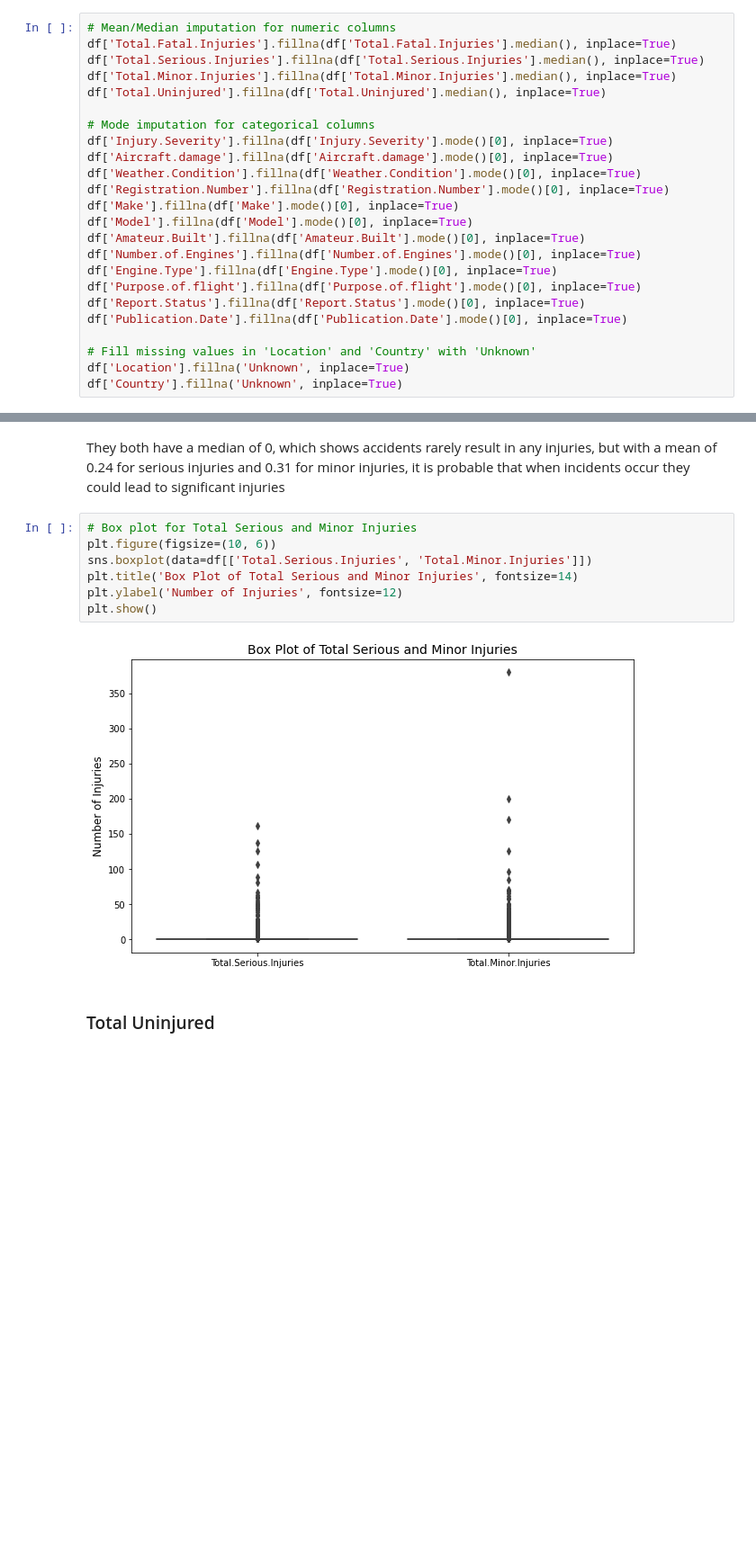
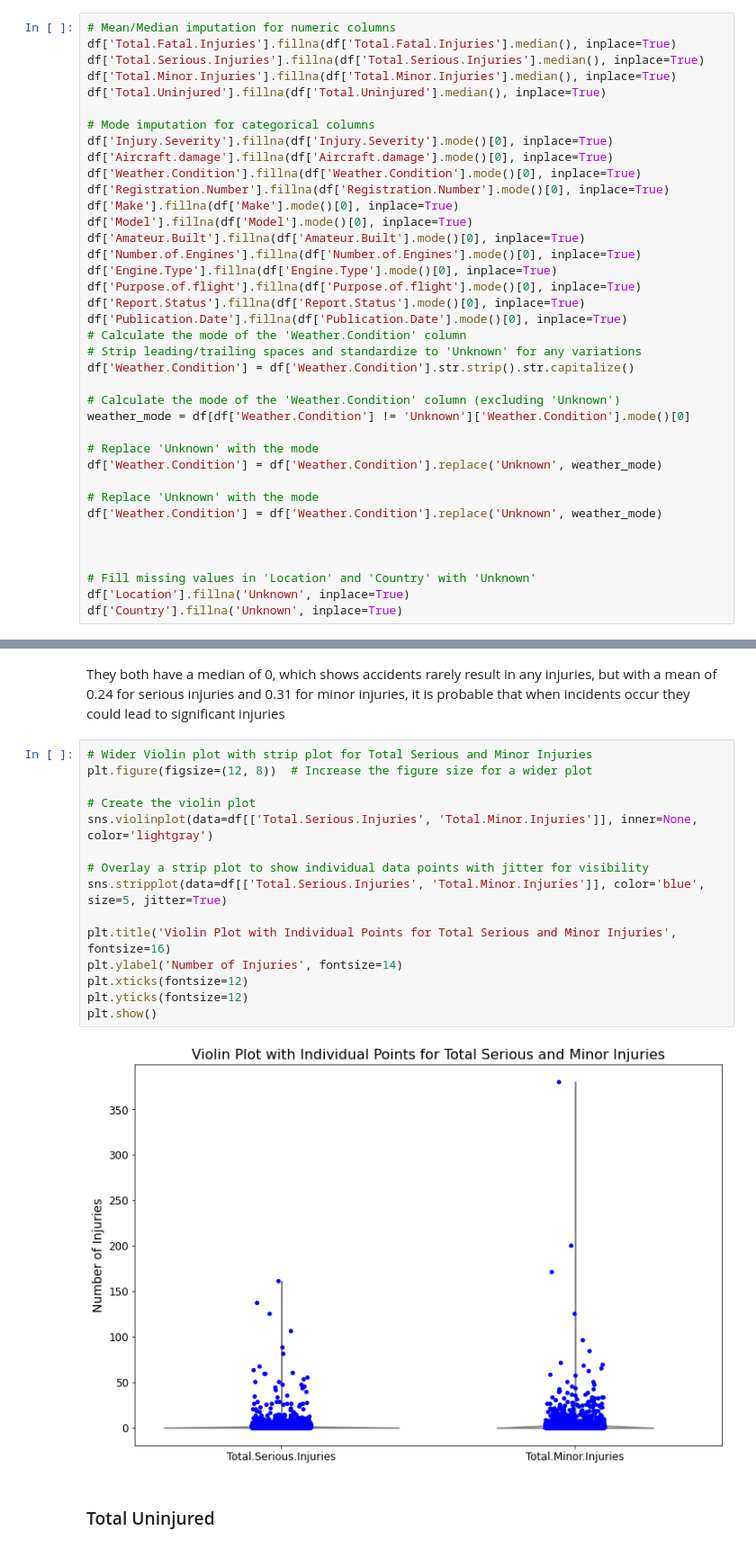
Before and after one commit to ShemDennis/phase_1_project, a Jupyter notebook: project.ipynb, the cells around one changed output, grey strips where cells are left out. Shown at 90% size. Cells and saved outputs as stored; diff of their text form; blank space fills up the shorter version.

```diff
--- a/project.ipynb
+++ b/project.ipynb
@@ -191,6 +191,20 @@ df['Engine.Type'].fillna(df['Engine.Type'].mode()[0], inplace=True)
 df['Purpose.of.flight'].fillna(df['Purpose.of.flight'].mode()[0], inplace=True)
 df['Report.Status'].fillna(df['Report.Status'].mode()[0], inplace=True)
 df['Publication.Date'].fillna(df['Publication.Date'].mode()[0], inplace=True)
+# Calculate the mode of the 'Weather.Condition' column
+# Strip leading/trailing spaces and standardize to 'Unknown' for any variations
+df['Weather.Condition'] = df['Weather.Condition'].str.strip().str.capitalize()
+
+# Calculate the mode of the 'Weather.Condition' column (excluding 'Unknown')
+weather_mode = df[df['Weather.Condition'] != 'Unknown']['Weather.Condition'].mode()[0]
+
+# Replace 'Unknown' with the mode
+df['Weather.Condition'] = df['Weather.Condition'].replace('Unknown', weather_mode)
+
+# Replace 'Unknown' with the mode
+df['Weather.Condition'] = df['Weather.Condition'].replace('Unknown', weather_mode)
+
+
 
 # Fill missing values in 'Location' and 'Country' with 'Unknown'
 df['Location'].fillna('Unknown', inplace=True)
@@ -514,14 +531,22 @@ plt.show()
 # %% [markdown]
 They both have a median of 0, which shows accidents rarely result in any injuries, but with a mean of 0.24 for serious injuries and 0.31 for minor injuries, it is probable that when incidents occur they could lead to significant injuries
 # %%
-# Box plot for Total Serious and Minor Injuries
-plt.figure(figsize=(10, 6))
-sns.boxplot(data=df[['Total.Serious.Injuries', 'Total.Minor.Injuries']])
-plt.title('Box Plot of Total Serious and Minor Injuries', fontsize=14)
-plt.ylabel('Number of Injuries', fontsize=12)
+# Wider Violin plot with strip plot for Total Serious and Minor Injuries
+plt.figure(figsize=(12, 8))  # Increase the figure size for a wider plot
+
+# Create the violin plot
+sns.violinplot(data=df[['Total.Serious.Injuries', 'Total.Minor.Injuries']], inner=None, color='lightgray')
+
+# Overlay a strip plot to show individual data points with jitter for visibility
+sns.stripplot(data=df[['Total.Serious.Injuries', 'Total.Minor.Injuries']], color='blue', size=5, jitter=True)
+
+plt.title('Violin Plot with Individual Points for Total Serious and Minor Injuries', fontsize=16)
+plt.ylabel('Number of Injuries', fontsize=14)
+plt.xticks(fontsize=12)
+plt.yticks(fontsize=12)
 plt.show()
 # %% [output]
-[figure, old version]
+[figure, new version]
 # %% [markdown]
 ### Total Uninjured
 # %% [markdown]
```
Also changed, not shown: parts of 11 cells of this notebook.
